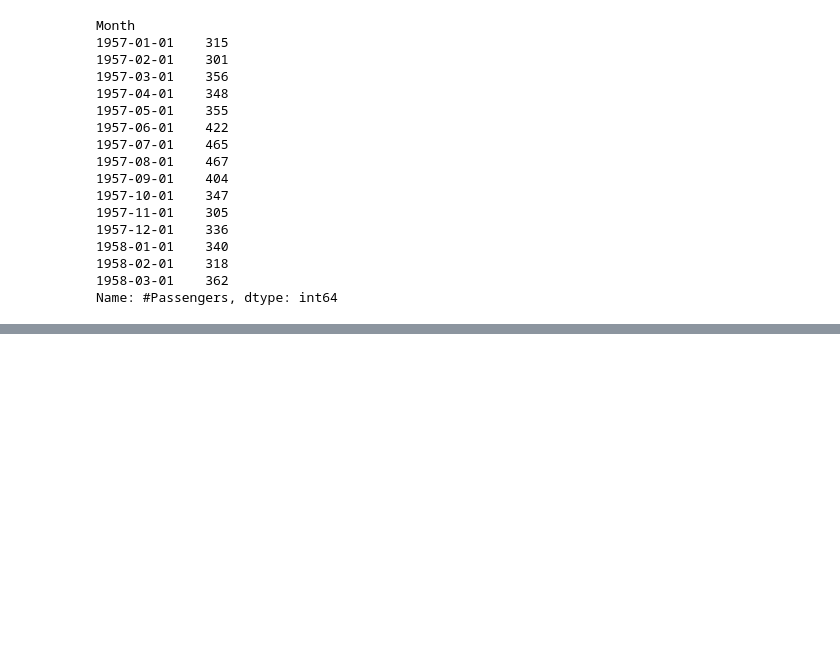
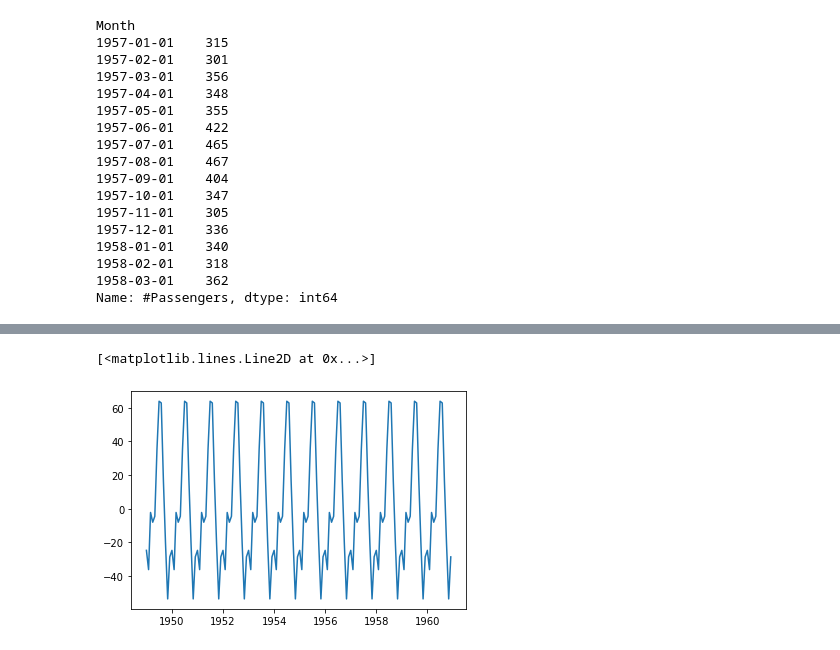
Before and after one commit to gabrielnrt/Aprendizado, a Jupyter notebook: Bibliotecas Python/Pandas/Séries Temporais.ipynb, the cells around one changed output, grey strips where cells are left out. Saved outputs shown, nothing was run; the diff lists cells and outputs as text; code cells hidden in the pictures; blank space fills up the shorter version.

```diff
--- a/Bibliotecas Python/Pandas/Séries Temporais.ipynb
+++ b/Bibliotecas Python/Pandas/Séries Temporais.ipynb
@@ -107,0 +131,5 @@ Name: #Passengers, dtype: int64
+# %%
+plot(decomposicao.seasonal)
+# %% [output]
+[<matplotlib.lines.Line2D at 0x...>]
+[figure, added]
```
Also changed, not shown: parts of 6 cells of this notebook, 2 other files.
